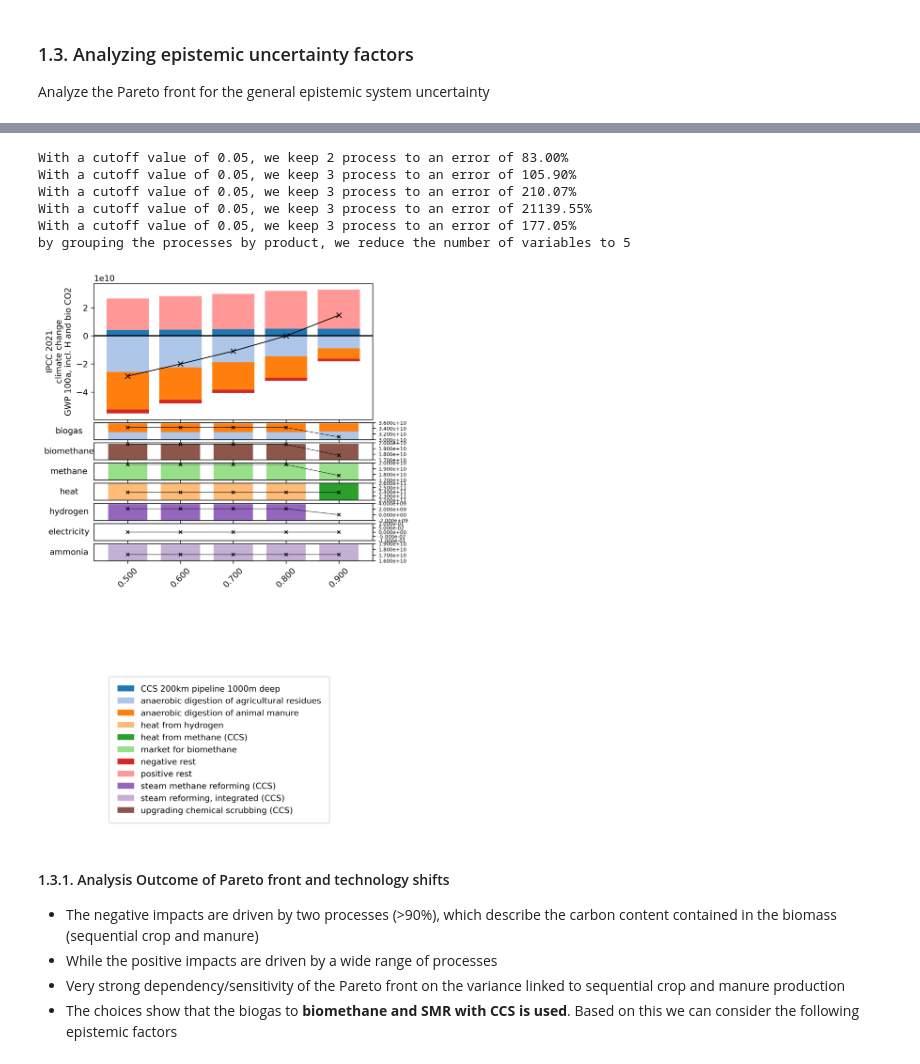
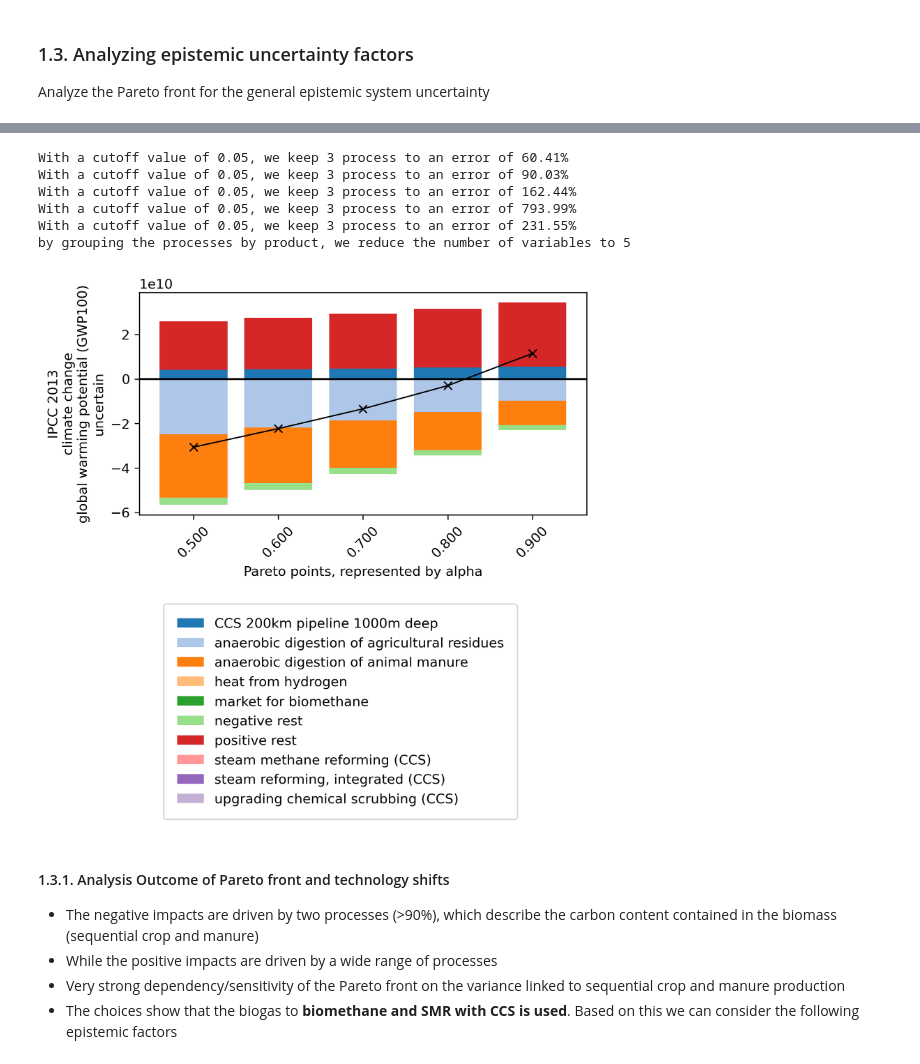
Before and after one commit to flechtenberg/pulpo, a Jupyter notebook: notebooks/uncertainty_case_study_reduced.ipynb, the cells around one changed output, grey strips where cells are left out. Saved outputs shown, nothing was run; the diff lists cells and outputs as text; code cells hidden in the pictures.

Commit message:
Added GSA to the 0th iteration and changed the plot in the  0th iteration to only have Paretofront

```diff
--- a/notebooks/uncertainty_case_study_reduced.ipynb
+++ b/notebooks/uncertainty_case_study_reduced.ipynb
@@ -487,21 +487,22 @@ optimal solution found:  14632511539.230024
 # %%
 plots.plot_pareto_front(
     result_data_CC=results_CC_it0,
     cutoff_value=0.05,
     method="\n".join(method.split("'")[1::2]),
     process_map_metadata=pulpo_worker.lci_data['process_map_metadata'],
-    bbox_to_anchor=(0.45,-3.),
+    bbox_to_anchor=(0.45,-1.4),
     cmap_name='tab20',
-    group_act_by='process'
+    group_act_by='process',
+    include_choices=False
     )
 # %% [output]
-With a cutoff value of 0.05, we keep 2 process to an error of 83.00%
-With a cutoff value of 0.05, we keep 3 process to an error of 105.90%
-With a cutoff value of 0.05, we keep 3 process to an error of 210.07%
-With a cutoff value of 0.05, we keep 3 process to an error of 21139.55%
-With a cutoff value of 0.05, we keep 3 process to an error of 177.05%
+With a cutoff value of 0.05, we keep 3 process to an error of 60.41%
+With a cutoff value of 0.05, we keep 3 process to an error of 90.03%
+With a cutoff value of 0.05, we keep 3 process to an error of 162.44%
+With a cutoff value of 0.05, we keep 3 process to an error of 793.99%
+With a cutoff value of 0.05, we keep 3 process to an error of 231.55%
 by grouping the processes by product, we reduce the number of variables to 5
-[figure, old version]
+[figure, new version]
 # %% [markdown]
 #### 1.3.1. Analysis Outcome of Pareto front and technology shifts
 - The negative impacts are driven by two processes (>90%), which describe the carbon content contained in the biomass (sequential crop and manure)
```
Also changed, not shown: parts of 12 cells of this notebook.
